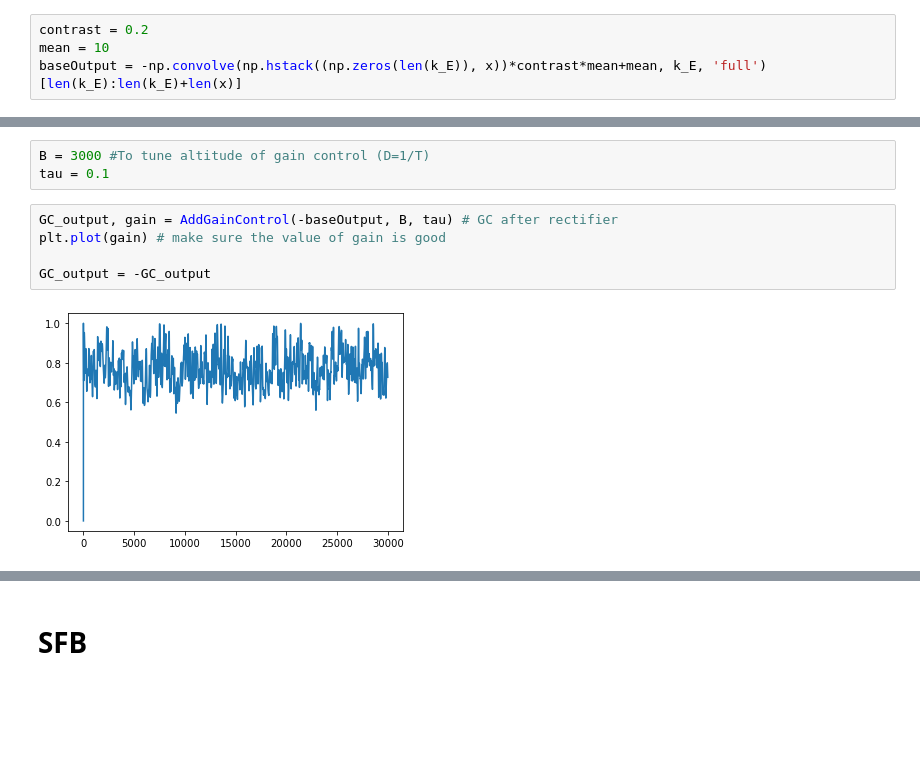
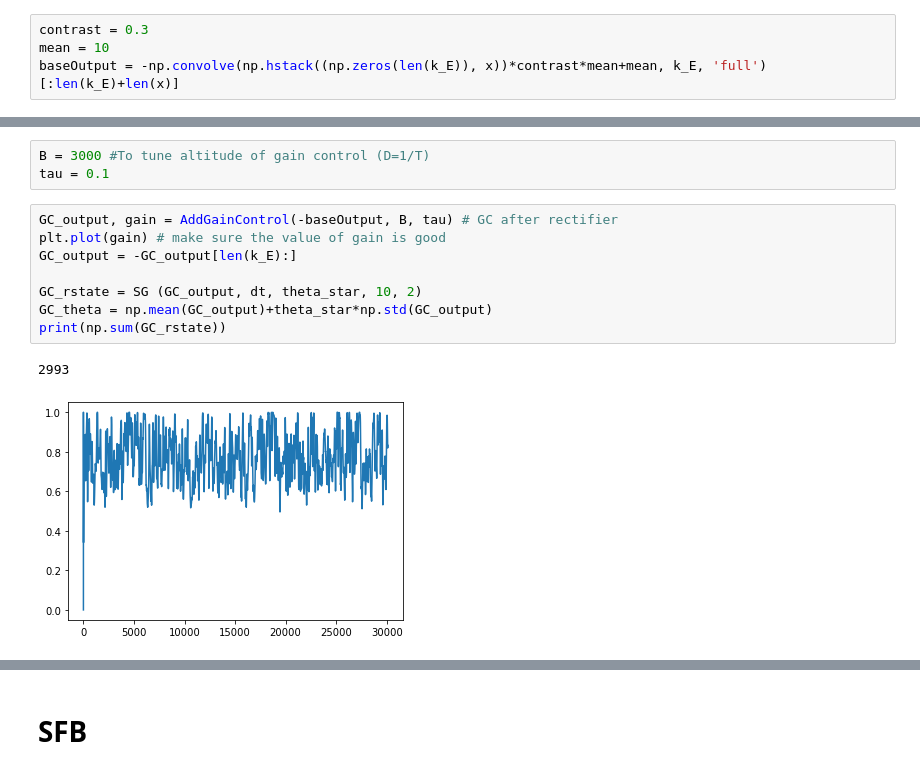
Before and after one commit to llincooi/retina_python, a Jupyter notebook: ContrastPaper/Compare LNK GC SFB.ipynb, the cells around one changed output, grey strips where cells are left out. Saved outputs shown, nothing was run; the diff lists cells and outputs as text; blank space fills up the shorter version.

```diff
--- a/ContrastPaper/Compare LNK GC SFB.ipynb
+++ b/ContrastPaper/Compare LNK GC SFB.ipynb
@@ -88,6 +69,6 @@ b, a = signal.butter(2, 2*Fc*dt, btype='low', analog=False)
 LPOU = signal.filtfilt(b, a, OU)
 x = (LPOU-np.mean(LPOU))/np.std(LPOU)
 # %%
-contrast = 0.2
+contrast = 0.3
 mean = 10
-baseOutput = -np.convolve(np.hstack((np.zeros(len(k_E)), x))*contrast*mean+mean, k_E, 'full')[len(k_E):len(k_E)+len(x)]
+baseOutput = -np.convolve(np.hstack((np.zeros(len(k_E)), x))*contrast*mean+mean, k_E, 'full')[:len(k_E)+len(x)]
@@ -137,7 +113,11 @@ tau = 0.1
 # %%
 GC_output, gain = AddGainControl(-baseOutput, B, tau) # GC after rectifier
 plt.plot(gain) # make sure the value of gain is good
+GC_output = -GC_output[len(k_E):]
 
-GC_output = -GC_output
+GC_rstate = SG (GC_output, dt, theta_star, 10, 2)
+GC_theta = np.mean(GC_output)+theta_star*np.std(GC_output)
+print(np.sum(GC_rstate))
 # %% [output]
+2993
-[figure, old version]
+[figure, new version]
```
Also changed, not shown: parts of 21 cells of this notebook, 7 other files.
